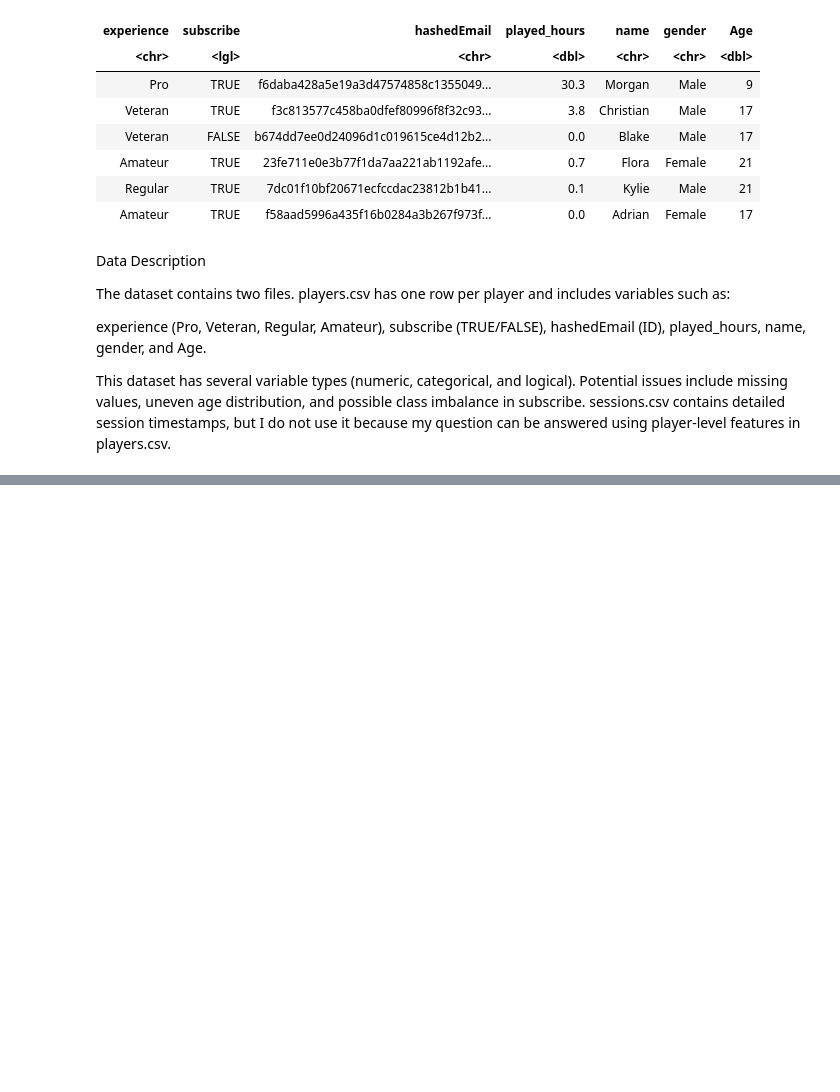
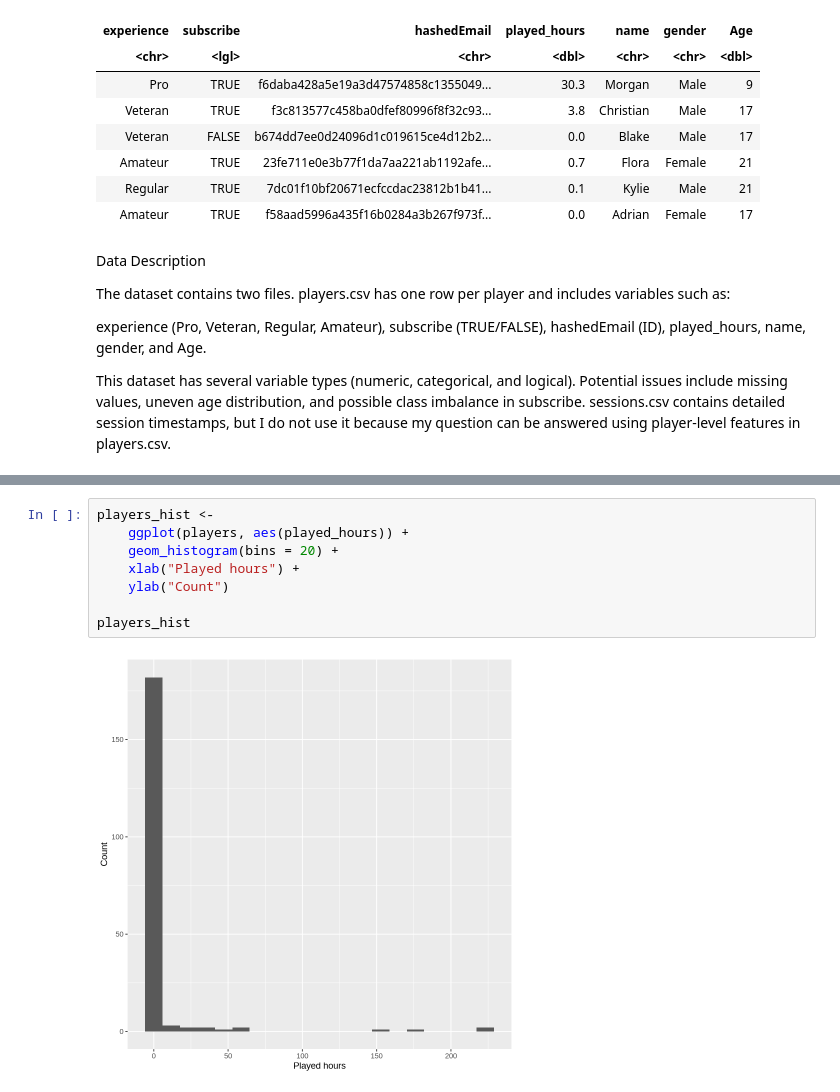
Before and after one commit to yubinjjjjj/project, a Jupyter notebook: Project Planning.ipynb, the cells around one changed output, grey strips where cells are left out. Saved outputs shown, nothing was run; the diff lists cells and outputs as text; blank space fills up the shorter version.

```diff
--- a/Project Planning.ipynb
+++ b/Project Planning.ipynb
@@ -65,0 +137,10 @@ sessions.csv contains detailed session timestamps, but I do not use it because m
+# %%
+players_hist <-
+    ggplot(players, aes(played_hours)) +
+    geom_histogram(bins = 20) +
+    xlab("Played hours") +
+    ylab("Count")
+
+players_hist
+# %% [output]
+[figure, added]
```
Also changed, not shown: parts of 4 cells of this notebook.
